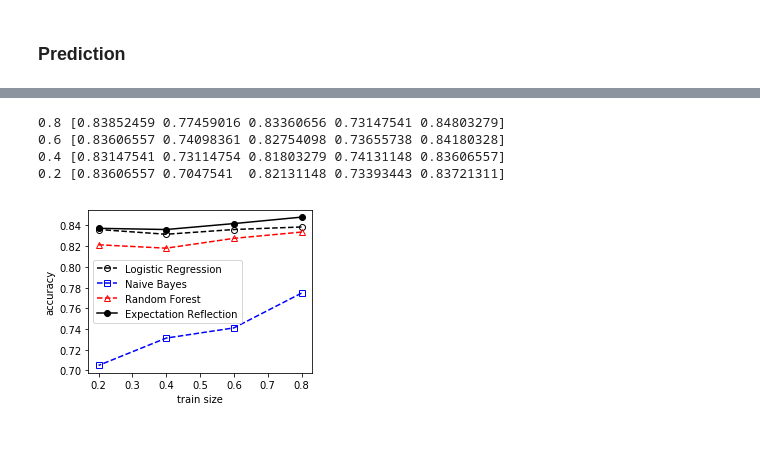
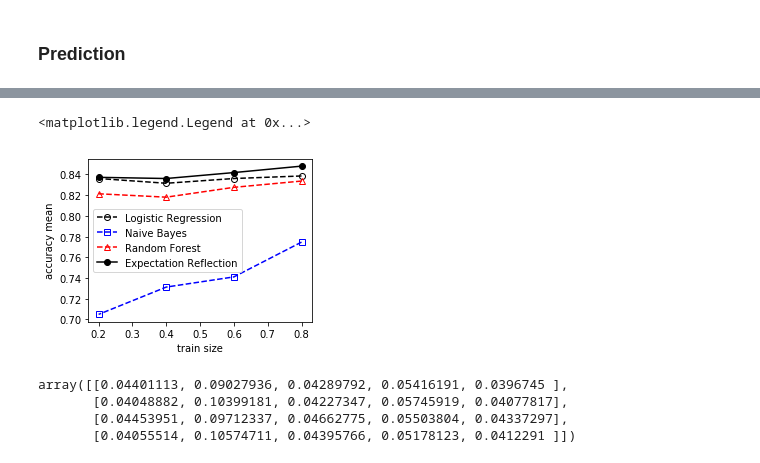
Before and after one commit to danhtaihoang/expectation-reflection, a Jupyter notebook: heartdisease.ipynb, the cells around one changed output, grey strips where cells are left out. Drawn from its saved outputs; the diff is of its cells as text; code cells hidden in the pictures.

```diff
--- a/heartdisease.ipynb
+++ b/heartdisease.ipynb
@@ -166,26 +188,19 @@ def compare_inference(X,y,train_size):
 # %%
-def plot_accuracy():
-    plt.figure(figsize=(4,3))
-    plt.plot(list_train_size,acc[:,0],'k--',marker='o',mfc='none',label='Logistic Regression')
-    plt.plot(list_train_size,acc[:,1],'b--',marker='s',mfc='none',label='Naive Bayes')
-    plt.plot(list_train_size,acc[:,2],'r--',marker='^',mfc='none',label='Random Forest')
-    #plt.plot(list_train_size,acc[:,3],'b--',label='Decision Tree')
-    plt.plot(list_train_size,acc[:,4],'k-',marker='o',label='Expectation Reflection')
-    plt.xlabel('train size')
-    plt.ylabel('accuracy')
-    plt.legend()
+plt.figure(figsize=(4,3))
+plt.plot(list_train_size,acc[:,0],'k--',marker='o',mfc='none',label='Logistic Regression')
+plt.plot(list_train_size,acc[:,1],'b--',marker='s',mfc='none',label='Naive Bayes')
+plt.plot(list_train_size,acc[:,2],'r--',marker='^',mfc='none',label='Random Forest')
+plt.plot(list_train_size,acc[:,4],'k-',marker='o',label='Expectation Reflection')
+plt.xlabel('train size')
+plt.ylabel('accuracy mean')
+plt.legend()
+# %% [output]
+<matplotlib.legend.Legend at 0x...>
+[figure, added]
-# %%
-list_train_size = [0.8,0.6,0.4,0.2]
-acc = np.zeros((len(list_train_size),len(list_methods)))
-for i,train_size in enumerate(list_train_size):
-    acc[i,:] = compare_inference(X,y,train_size)
-    print(train_size,acc[i,:])
-# %% [output]
-0.8 [0.83852459 0.77459016 0.83360656 0.73147541 0.84803279]
-0.6 [0.83606557 0.74098361 0.82754098 0.73655738 0.84180328]
-0.4 [0.83147541 0.73114754 0.81803279 0.74131148 0.83606557]
-0.2 [0.83606557 0.7047541  0.82131148 0.73393443 0.83721311]
-# %%
-plot_accuracy()
-# %% [output]
-[figure, removed]
+# %%
+acc_std
+# %% [output]
+array([[0.04401113, 0.09027936, 0.04289792, 0.05416191, 0.0396745 ],
+       [0.04048882, 0.10399181, 0.04227347, 0.05745919, 0.04077817],
+       [0.04453951, 0.09712337, 0.04662775, 0.05503804, 0.04337297],
+       [0.04055514, 0.10574711, 0.04395766, 0.05178123, 0.0412291 ]])
```
Also changed, not shown: parts of 4 cells of this notebook, 3 other files.
